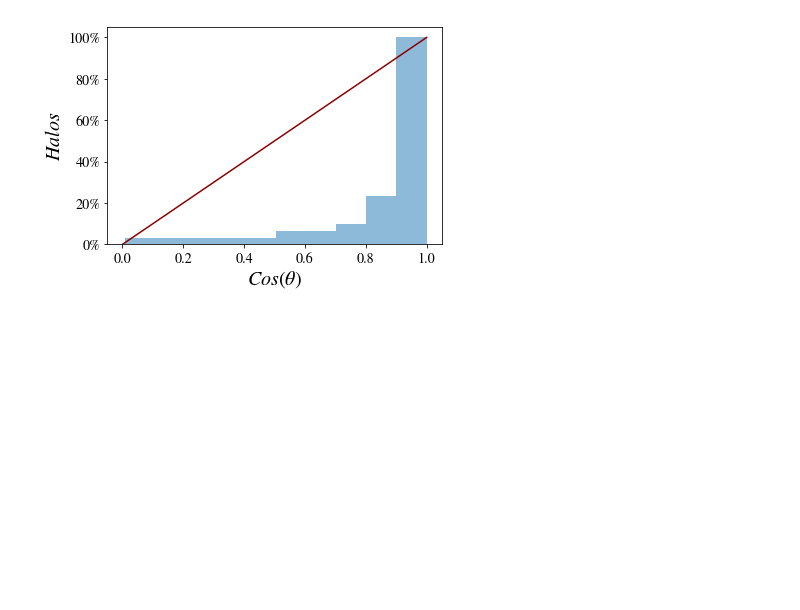
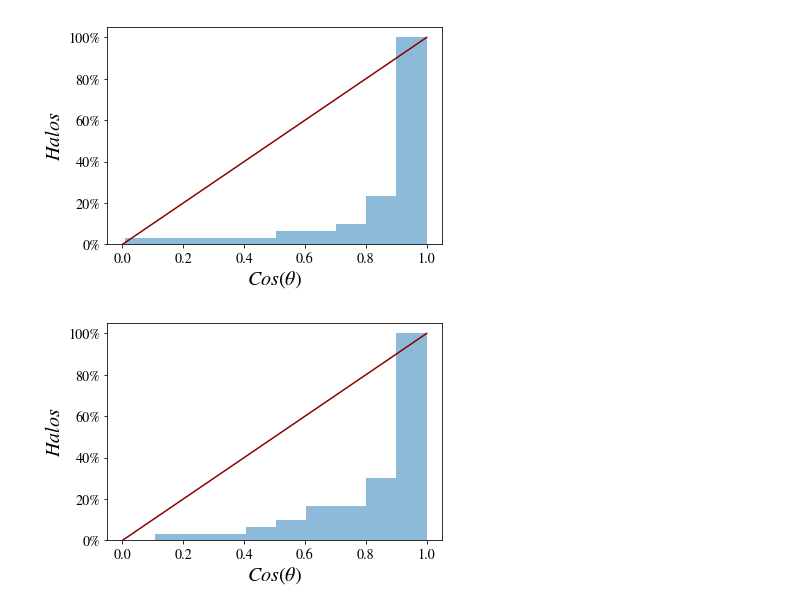
Before and after one commit to jdprada1760/Paper_Halo_shapes, a Jupyter notebook: Code/Star_Disk_DM_Alignment.ipynb, the cells around one changed output. Cells and saved outputs as stored; diff of their text form; code cells hidden in the pictures; blank space fills up the shorter version.

```diff
--- a/Code/Star_Disk_DM_Alignment.ipynb
+++ b/Code/Star_Disk_DM_Alignment.ipynb
@@ -133,6 +133,7 @@ vecsDM = vecs[1::2]
 # Obtiene los vectores del eje principal (0)
 # sampleados en 100Rvir (-2)
 vecs_100Rvir = vecsMHD[:,-2,0,:]
+vecs_inner = vecsMHD[:,0,0,:]
 vecs_stardisk = vecsMHD[:,-1,0,:]
 
 # Producto punto para cada halo
@@ -157,3 +162,20 @@ plt.savefig('../Graphs/Star_Disk_Alignment/Cummulative_Alignment_Histogram.png',
 plt.show()
 # %% [output]
 [figure]
+# %%
+# Producto punto para cada halo
+dot_pr = np.abs(np.diag(vecs_inner@vecs_stardisk.T))
+
+fig,ax = plt.subplots()
+# cumulative histogram.
+plt.hist(dot_pr, bins=bins, normed=True, histtype='stepfilled', cumulative=1,
+        label='Cummulative',alpha = 0.5)
+plt.plot([0,1],[0,1],c ='darkred')
+vals = ax.get_yticks()
+ax.set_yticklabels(['{:,.0%}'.format(x) for x in vals])
+plt.ylabel(r'$Halos$',fontsize = 20)
+plt.xlabel(r'$Cos(\theta)$',fontsize = 20)
+plt.savefig('../Graphs/Star_Disk_Alignment/Cummulative_Alignment_Histogram_Rvir_16.png',dp1=500)
+plt.show()
+# %% [output]
+[figure, added]
```
Also changed, not shown: parts of 2 cells of this notebook, 22 other files.
